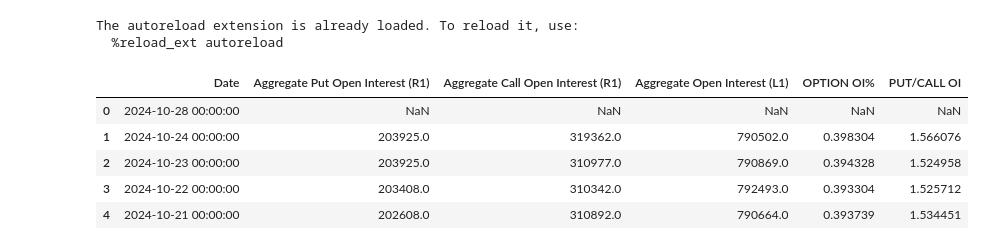
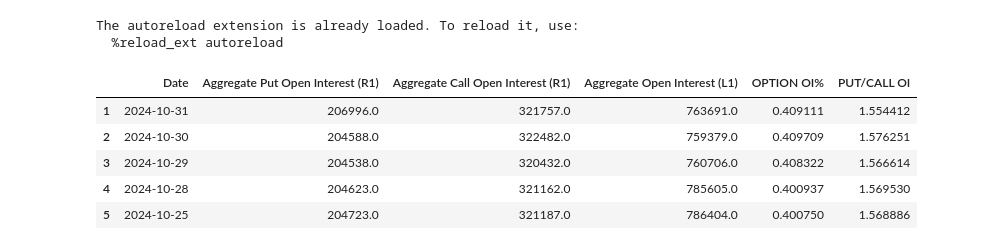
Before and after one commit to wyne1/carbon-market-forecasting, a Jupyter notebook: notebooks/options-data-processing.ipynb, the cells around one changed output. Drawn from its saved outputs; the diff is of its cells as text; code cells hidden in the pictures.

Commit message:
options updates

```diff
--- a/notebooks/options-data-processing.ipynb
+++ b/notebooks/options-data-processing.ipynb
@@ -26,12 +26,14 @@ The autoreload extension is already loaded. To reload it, use:
 eua_options_cols = ['Date', 'Aggregate Put Open Interest  (R1)', 'Aggregate Call Open Interest  (R1)',
                     'Aggregate Open Interest  (L1)', 'OPTION OI%', 'PUT/CALL OI']
 eua_options = pd.read_excel('../data/data_sheet_latest.xlsx', sheet_name='EUA option-G363')
+eua_options['Date'] = pd.to_datetime(pd.to_datetime(eua_options['Date']).dt.date)
+eua_options = eua_options[eua_options_cols][eua_options['Date'].dt.year >= 2018].dropna()
 # %%
-display(eua_options.head()[eua_options_cols])
+display(eua_options.head())
 # %% [output]
 |  | Date | Aggregate Put Open Interest (R1) | Aggregate Call Open Interest (R1) | Aggregate Open Interest (L1) | OPTION OI% | PUT/CALL OI |
-| 0 | 2024-10-28 00:00:00 | NaN | NaN | NaN | NaN | NaN |
-| 1 | 2024-10-24 00:00:00 | 203925.0 | 319362.0 | 790502.0 | 0.398304 | 1.566076 |
-| 2 | 2024-10-23 00:00:00 | 203925.0 | 310977.0 | 790869.0 | 0.394328 | 1.524958 |
-| 3 | 2024-10-22 00:00:00 | 203408.0 | 310342.0 | 792493.0 | 0.393304 | 1.525712 |
-| 4 | 2024-10-21 00:00:00 | 202608.0 | 310892.0 | 790664.0 | 0.393739 | 1.534451 |
+| 1 | 2024-10-31 | 206996.0 | 321757.0 | 763691.0 | 0.409111 | 1.554412 |
+| 2 | 2024-10-30 | 204588.0 | 322482.0 | 759379.0 | 0.409709 | 1.576251 |
+| 3 | 2024-10-29 | 204538.0 | 320432.0 | 760706.0 | 0.408322 | 1.566614 |
+| 4 | 2024-10-28 | 204623.0 | 321162.0 | 785605.0 | 0.400937 | 1.569530 |
+| 5 | 2024-10-25 | 204723.0 | 321187.0 | 786404.0 | 0.400750 | 1.568886 |
```
Also changed, not shown: parts of 16 cells of this notebook.
